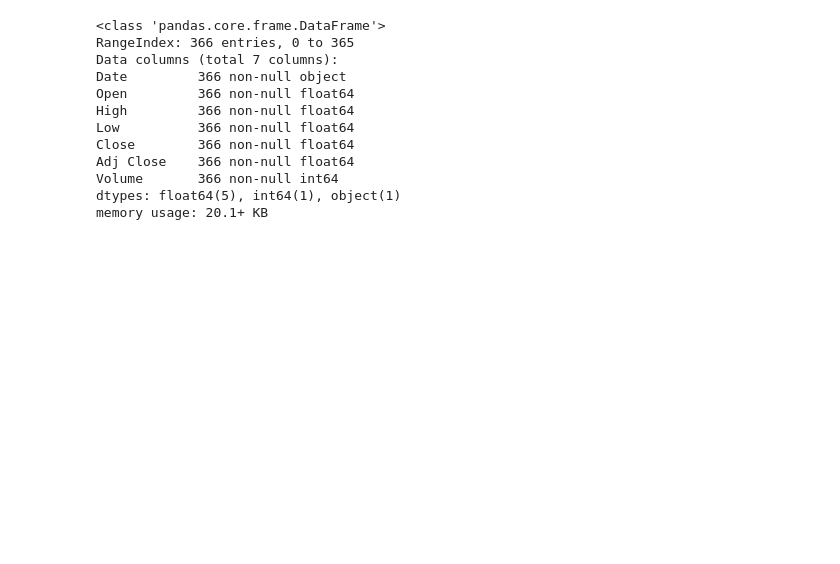
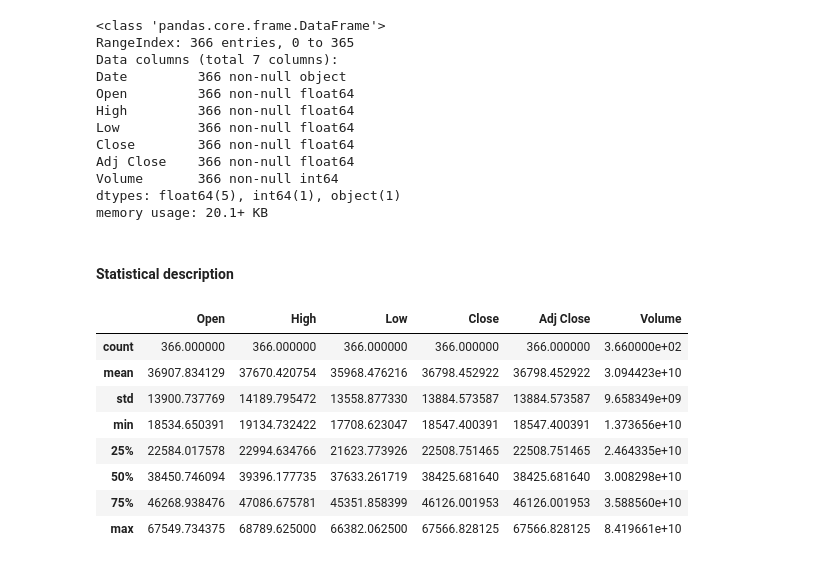
Before and after one commit to g3-reiten/scalable-backtesting-pipeline, a Jupyter notebook: notebooks/EDA_BTC-USD.ipynb, the cells around one changed output. Drawn from its saved outputs; the diff is of its cells as text; code cells hidden in the pictures; blank space fills up the shorter version.

```diff
--- a/notebooks/EDA_BTC-USD.ipynb
+++ b/notebooks/EDA_BTC-USD.ipynb
@@ -38,3 +38,17 @@ Adj Close    366 non-null float64
 Volume       366 non-null int64
 dtypes: float64(5), int64(1), object(1)
 memory usage: 20.1+ KB
+# %% [markdown]
+#### Statistical description
+# %%
+data.describe()
+# %% [output]
+|  | Open | High | Low | Close | Adj Close | Volume |
+| count | 366.000000 | 366.000000 | 366.000000 | 366.000000 | 366.000000 | 3.660000e+02 |
+| mean | 36907.834129 | 37670.420754 | 35968.476216 | 36798.452922 | 36798.452922 | 3.094423e+10 |
+| std | 13900.737769 | 14189.795472 | 13558.877330 | 13884.573587 | 13884.573587 | 9.658349e+09 |
+| min | 18534.650391 | 19134.732422 | 17708.623047 | 18547.400391 | 18547.400391 | 1.373656e+10 |
+| 25% | 22584.017578 | 22994.634766 | 21623.773926 | 22508.751465 | 22508.751465 | 2.464335e+10 |
+| 50% | 38450.746094 | 39396.177735 | 37633.261719 | 38425.681640 | 38425.681640 | 3.008298e+10 |
+| 75% | 46268.938476 | 47086.675781 | 45351.858399 | 46126.001953 | 46126.001953 | 3.588560e+10 |
+| max | 67549.734375 | 68789.625000 | 66382.062500 | 67566.828125 | 67566.828125 | 8.419661e+10 |
```
Also changed, not shown: parts of 1 cell of this notebook.
